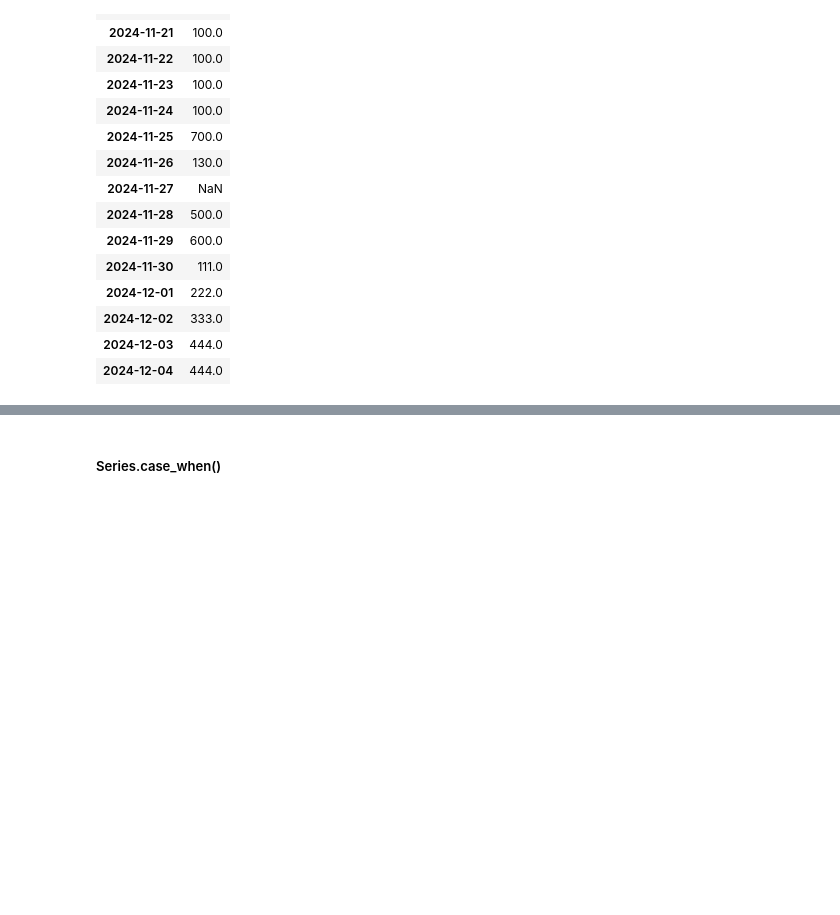
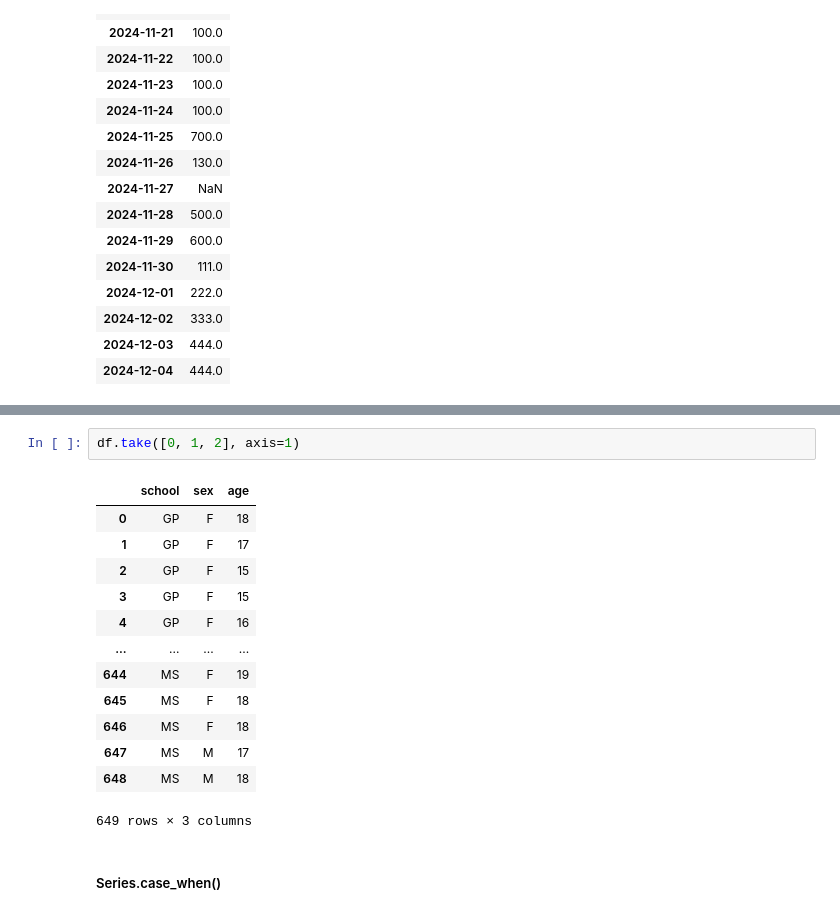
Before and after one commit to rgenius-ru/pandas_lessons, a Jupyter notebook: lessons/Pandas_for_Data_Engineering/part2_new.ipynb, the cells around one changed output, grey strips where cells are left out. Cells and saved outputs as stored; diff of their text form; blank space fills up the shorter version.

```diff
--- a/lessons/Pandas_for_Data_Engineering/part2_new.ipynb
+++ b/lessons/Pandas_for_Data_Engineering/part2_new.ipynb
@@ -3754,3 +4099,19 @@ df.reindex(d_index_2, method='nearest')
+# %%
+df.take([0, 1, 2], axis=1)
+# %% [output]
+|  | school | sex | age |
+| 0 | GP | F | 18 |
+| 1 | GP | F | 17 |
+| 2 | GP | F | 15 |
+| 3 | GP | F | 15 |
+| 4 | GP | F | 16 |
+| ... | ... | ... | ... |
+| 644 | MS | F | 19 |
+| 645 | MS | F | 18 |
+| 646 | MS | F | 18 |
+| 647 | MS | M | 17 |
+| 648 | MS | M | 18 |
+649 rows × 3 columns
 # %% [markdown]
 ##### Series.case_when()
 # %% [markdown]
```
Also changed, not shown: parts of 42 cells of this notebook.
